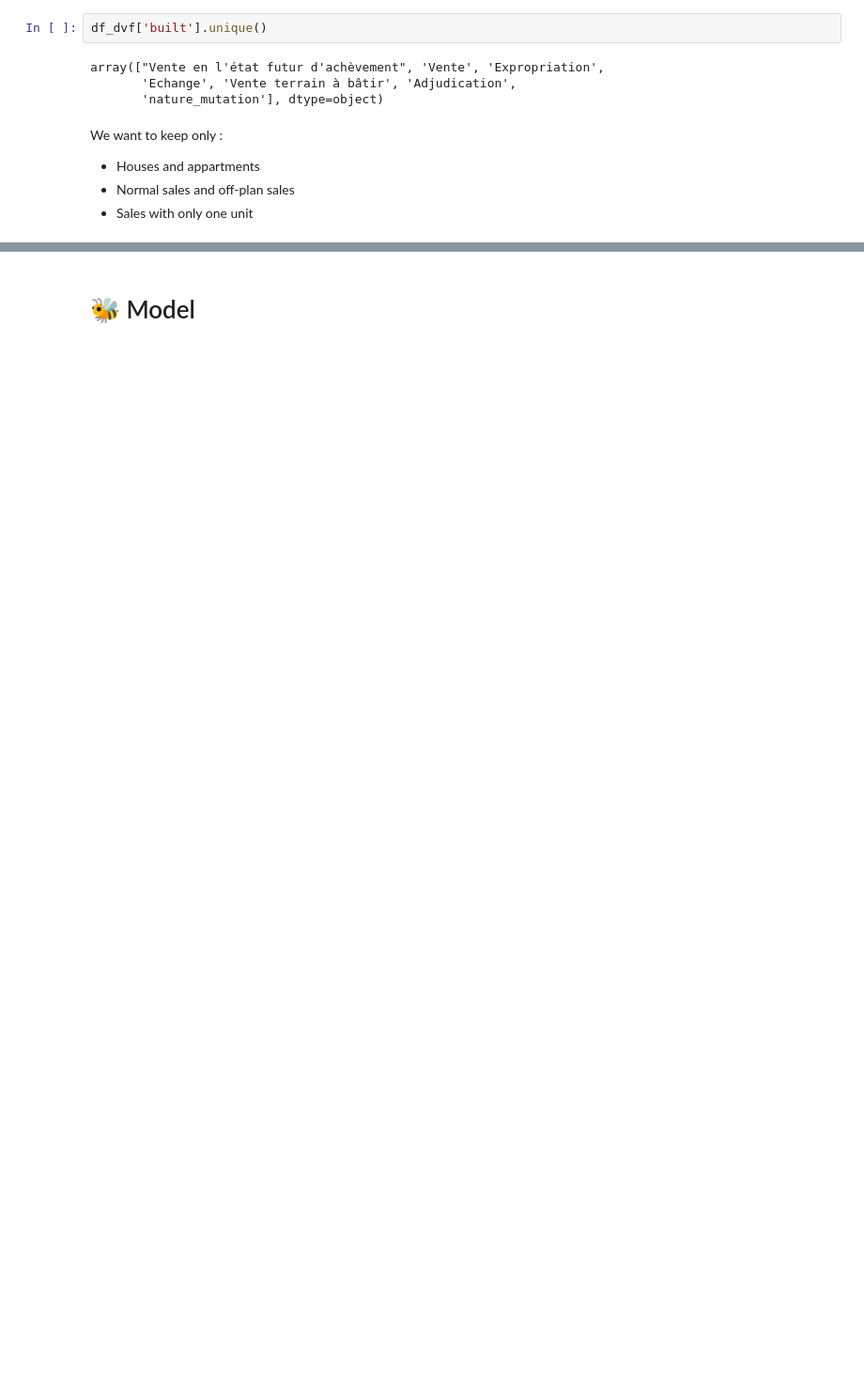
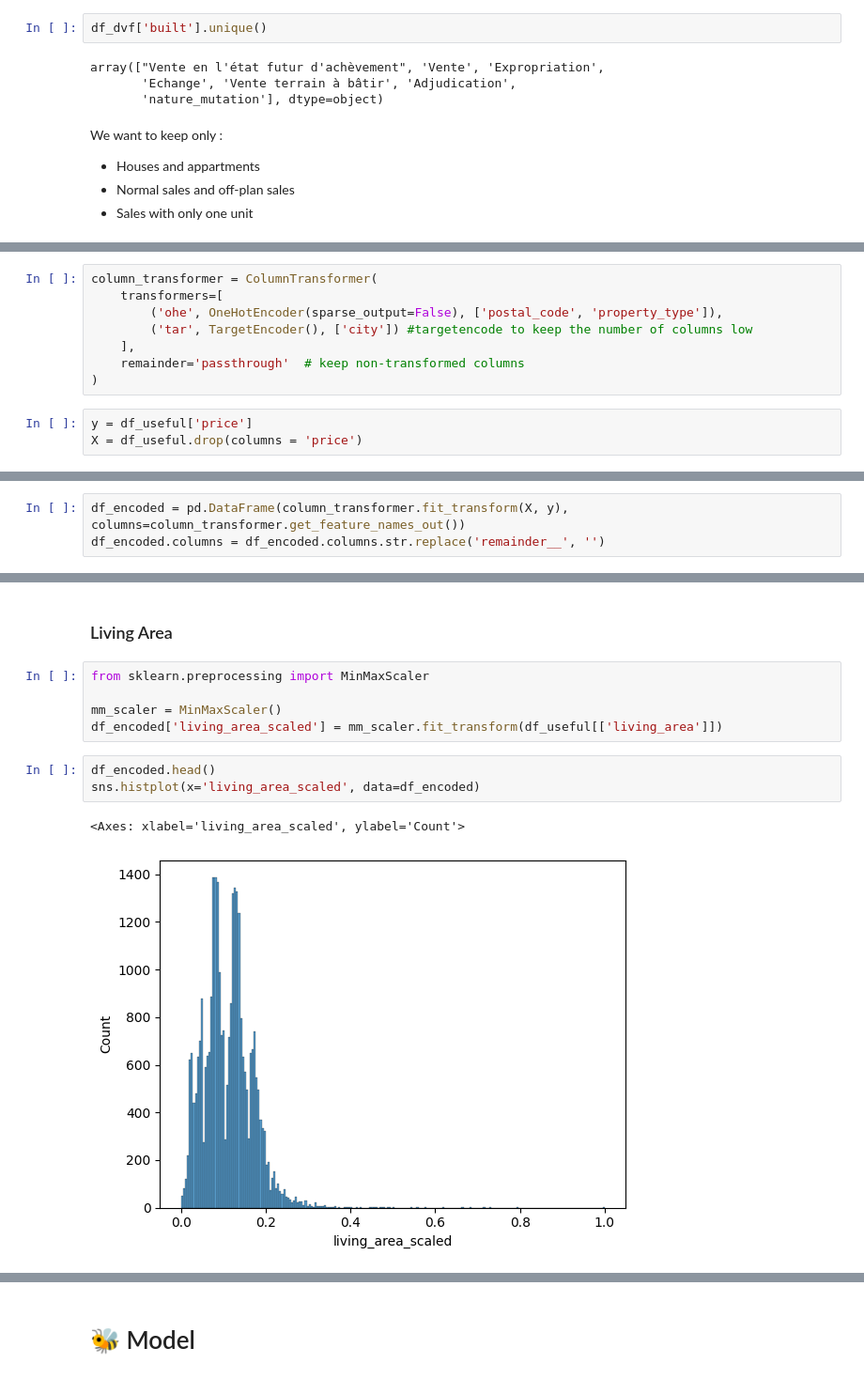
Before and after one commit to qadnguyen/realdata, a Jupyter notebook: notebooks/notebook_daniela.ipynb, the cells around one changed output, grey strips where cells are left out. Shown at 94% size. Saved outputs shown, nothing was run; the diff lists cells and outputs as text; blank space fills up the shorter version.

```diff
--- a/notebooks/notebook_daniela.ipynb
+++ b/notebooks/notebook_daniela.ipynb
@@ -314,0 +472,11 @@ df_dvf
+# %%
+column_transformer = ColumnTransformer(
+    transformers=[
+        ('ohe', OneHotEncoder(sparse_output=False), ['postal_code', 'property_type']),
+        ('tar', TargetEncoder(), ['city']) #targetencode to keep the number of columns low
+    ],
+    remainder='passthrough'  # keep non-transformed columns
+)
+# %%
+y = df_useful['price']
+X = df_useful.drop(columns = 'price')
@@ -314,0 +504,3 @@ df_dvf
+# %%
+df_encoded = pd.DataFrame(column_transformer.fit_transform(X, y), columns=column_transformer.get_feature_names_out())
+df_encoded.columns = df_encoded.columns.str.replace('remainder__', '')
@@ -314,0 +517,13 @@ df_dvf
+# %% [markdown]
+### Living Area
+# %%
+from sklearn.preprocessing import MinMaxScaler
+
+mm_scaler = MinMaxScaler()
+df_encoded['living_area_scaled'] = mm_scaler.fit_transform(df_useful[['living_area']])
+# %%
+df_encoded.head()
+sns.histplot(x='living_area_scaled', data=df_encoded)
+# %% [output]
+<Axes: xlabel='living_area_scaled', ylabel='Count'>
+[figure, added]
```
Also changed, not shown: parts of 67 cells of this notebook.
